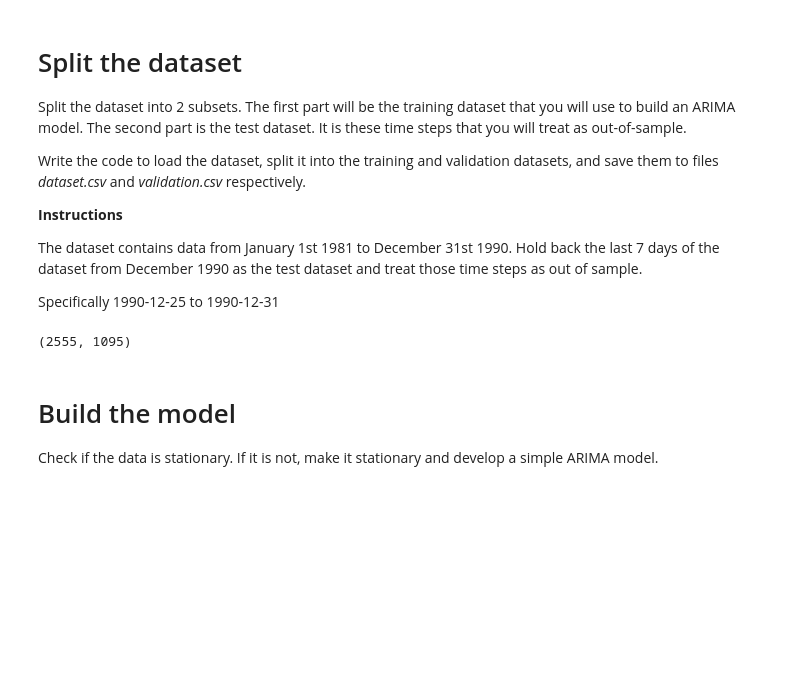
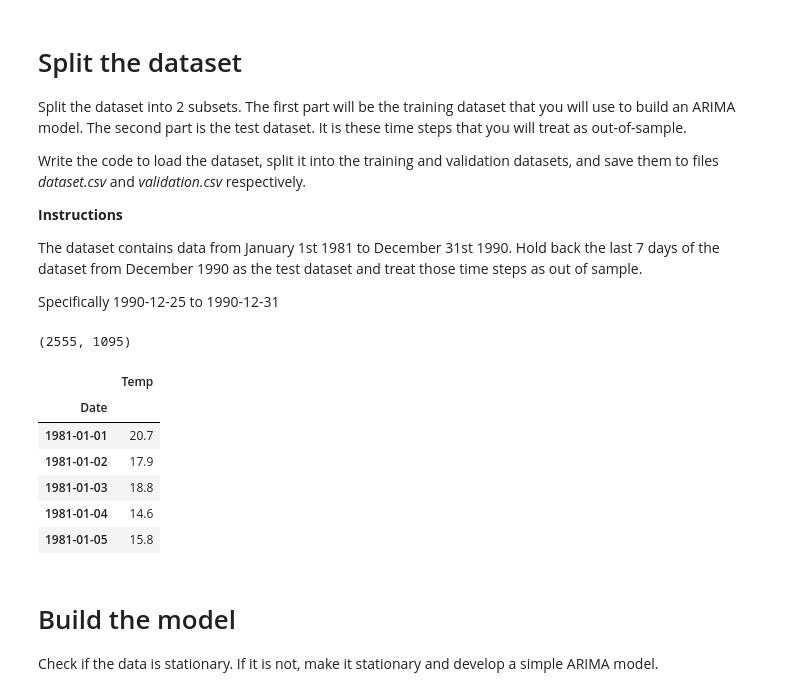
Before and after one commit to bms-awadi/IaPM_WcS, a Jupyter notebook: Quetes/week7/Intro_ARIMA.ipynb, the cells around one changed output. Drawn from its saved outputs; the diff is of its cells as text; code cells hidden in the pictures; blank space fills up the shorter version.

```diff
--- a/Quetes/week7/Intro_ARIMA.ipynb
+++ b/Quetes/week7/Intro_ARIMA.ipynb
@@ -71,6 +75,19 @@ test.to_csv('data/validation.csv')
 len(train), len(test)
 # %% [output]
 (2555, 1095)
+# %%
+train = pd.read_csv('data/dataset.csv', parse_dates=['Date'], index_col='Date')
+test = pd.read_csv('data/validation.csv', parse_dates=['Date'], index_col='Date')
+
+train.head()
+# %% [output]
+|  | Temp |
+| Date |  |
+| 1981-01-01 | 20.7 |
+| 1981-01-02 | 17.9 |
+| 1981-01-03 | 18.8 |
+| 1981-01-04 | 14.6 |
+| 1981-01-05 | 15.8 |
 # %% [markdown]
 # Build the model
 Check if the data is stationary. If it is not, make it stationary and develop a simple ARIMA model.
```
Also changed, not shown: parts of 4 cells of this notebook.
